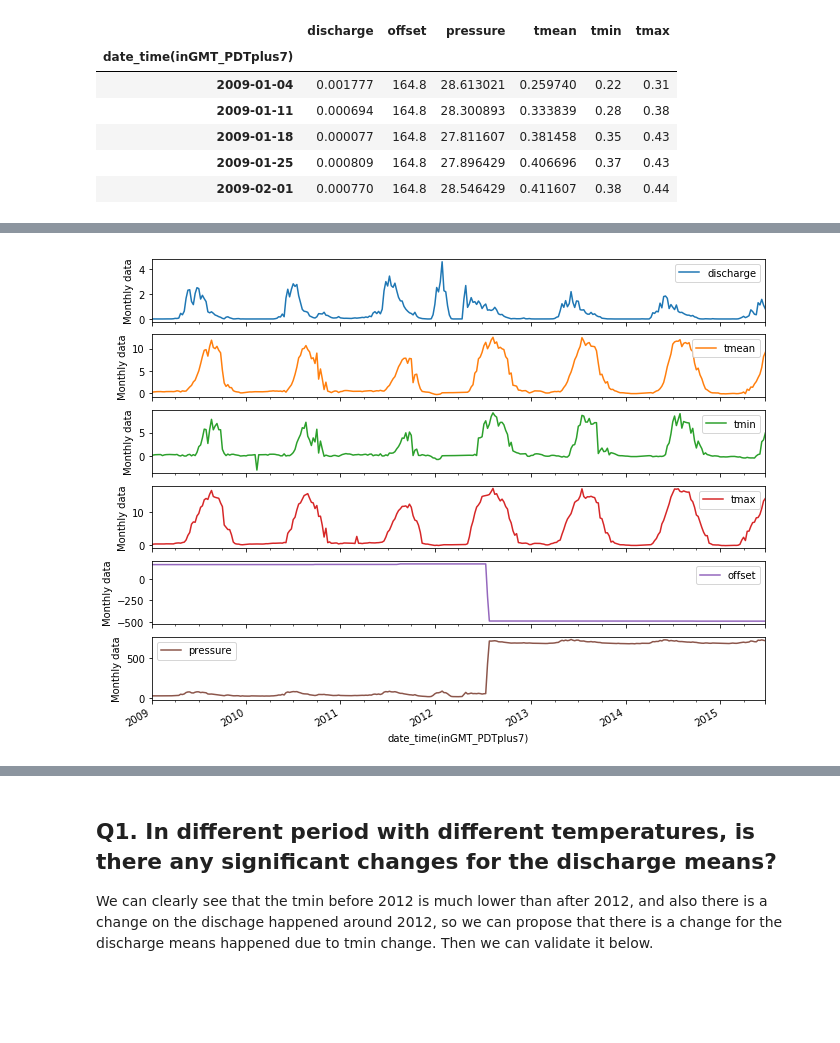
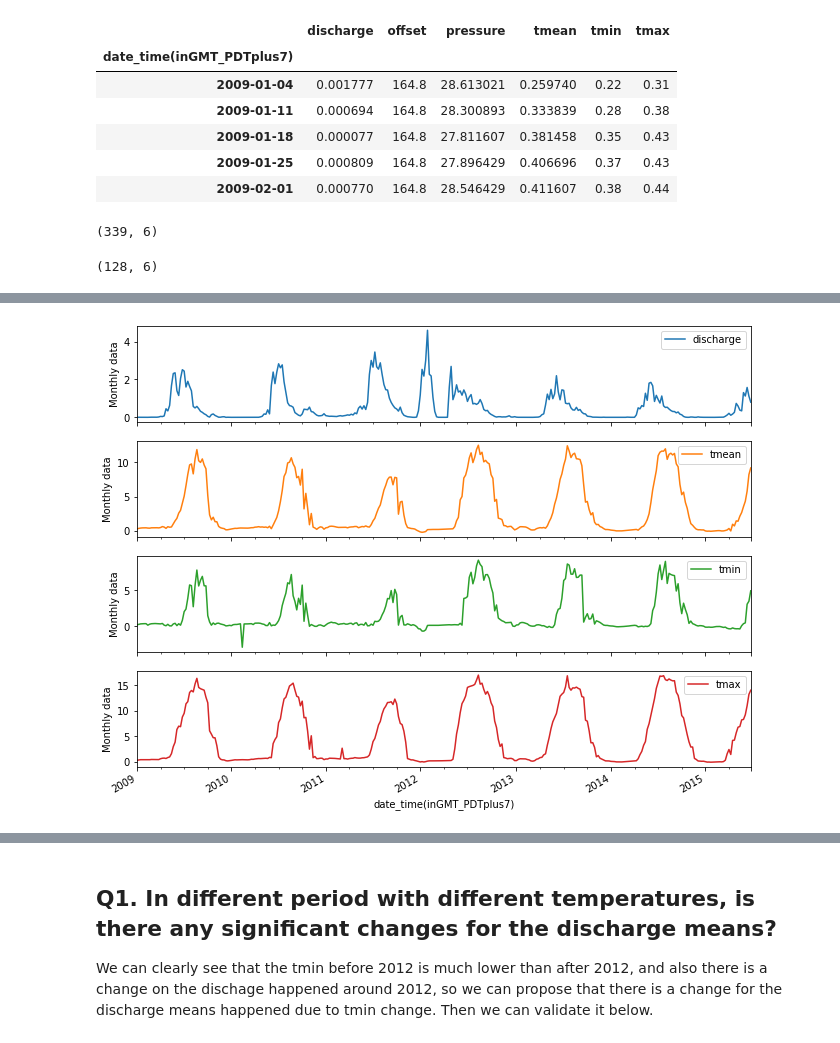
Before and after one commit to AzusaSayuri/UW-Data-analysis, a Jupyter notebook: HW7/Assignment7-XiminHu.ipynb, the cells around one changed output, grey strips where cells are left out. Cells and saved outputs as stored; diff of their text form; code cells hidden in the pictures; blank space fills up the shorter version.

```diff
--- a/HW7/Assignment7-XiminHu.ipynb
+++ b/HW7/Assignment7-XiminHu.ipynb
@@ -248,6 +248,14 @@ df_month.head()
 | 2009-01-18 | 0.000077 | 164.8 | 27.811607 | 0.381458 | 0.35 | 0.43 |
 | 2009-01-25 | 0.000809 | 164.8 | 27.896429 | 0.406696 | 0.37 | 0.43 |
 | 2009-02-01 | 0.000770 | 164.8 | 28.546429 | 0.411607 | 0.38 | 0.44 |
+# %%
+df_month['discharge'].
+# %% [output]
+(339, 6)
+# %%
+df_month[df_month['discharge']>=0.4].shape
+# %% [output]
+(128, 6)
 # %%
 fig, ax = plt.subplots(figsize=(15,10))
 ax.plot(df_c.loc[:,  ' estimated_discharge(cms)'],
@@ -264,9 +272,9 @@ import seaborn as sns
 # Use seaborn style defaults and set the default figure size
 #sns.set(rc={'figure.figsize':(11, 4)})
 # %%
-cols_plot = ['discharge', 'tmean', 'tmin','tmax','offset','pressure']
+cols_plot = ['discharge', 'tmean', 'tmin','tmax']
 axes = df_month[cols_plot].plot( linestyle='-', figsize=(11, 9), subplots=True)
 for ax in axes:
     ax.set_ylabel('Monthly data')
 # %% [output]
-[figure, old version]
+[figure, new version]
```
Also changed, not shown: parts of 22 cells of this notebook.
